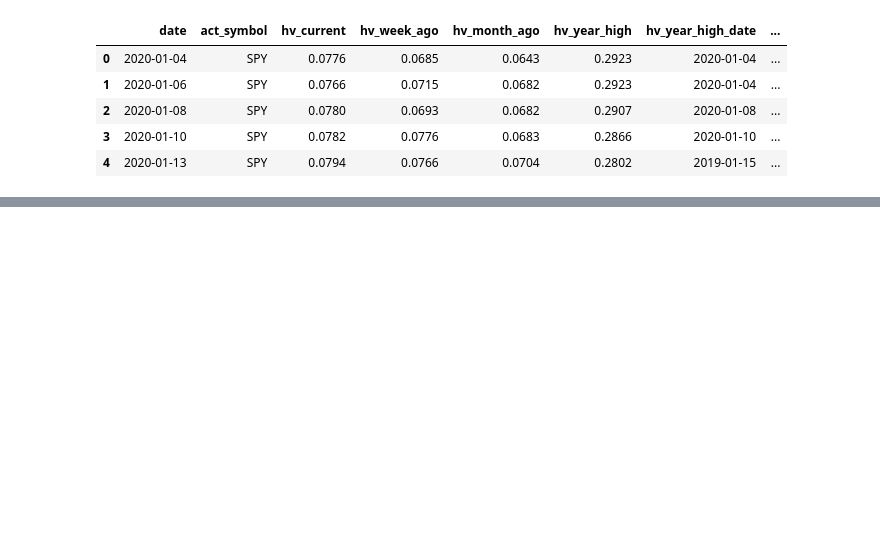
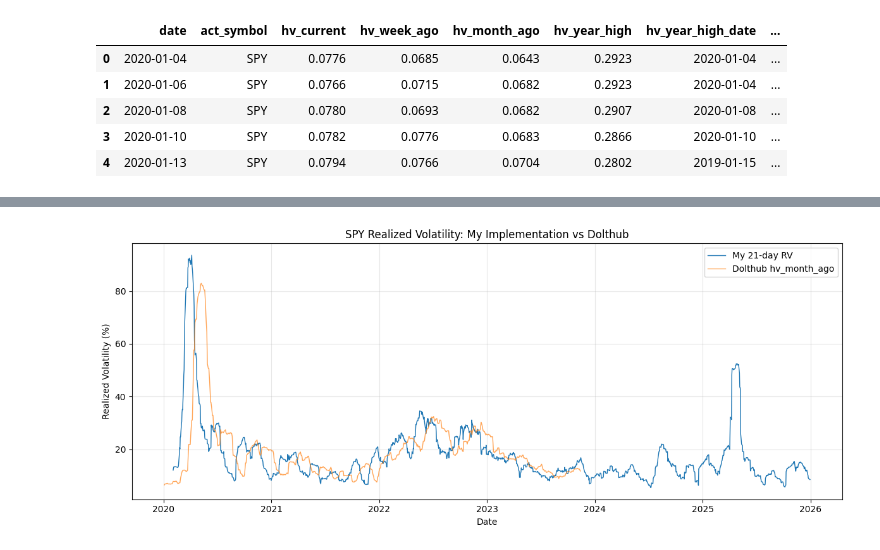
Before and after one commit to ElanPodo/volatility_surface_signals, a Jupyter notebook: notebooks/01_data_exploration.ipynb, the cells around one changed output, grey strips where cells are left out. Drawn from its saved outputs; the diff is of its cells as text; code cells hidden in the pictures; blank space fills up the shorter version.

Commit message:
Add close-to-close RV estimator and validation notebook

```diff
--- a/notebooks/01_data_exploration.ipynb
+++ b/notebooks/01_data_exploration.ipynb
@@ -37,0 +101,25 @@ vh.head()
+# %%
+from src.rv_estimators import close_to_close_rv
+
+PROJECT_ROOT = Path.cwd().parent if Path.cwd().name == "notebooks" else Path.cwd()
+DATA_DIR = PROJECT_ROOT / "data"
+
+sp = pd.read_parquet(DATA_DIR / "spy_prices.parquet")
+vh = pd.read_parquet(DATA_DIR / "spy_volatility_history.parquet")
+
+rv_21 = close_to_close_rv(sp["Close"], window=21)
+
+vh = vh.set_index("date").sort_index()
+
+fig, ax = plt.subplots(figsize=(12, 5))
+ax.plot(rv_21.index, rv_21 * 100, linewidth=1, label="My 21-day RV")
+ax.plot(vh.index, vh["hv_month_ago"] * 100, linewidth=1, label="Dolthub hv_month_ago", alpha=0.7)
+ax.set_title("SPY Realized Volatility: My Implementation vs Dolthub")
+ax.set_xlabel("Date")
+ax.set_ylabel("Realized Volatility (%)")
+ax.grid(True, alpha=0.3)
+ax.legend()
+plt.tight_layout()
+plt.show()
+# %% [output]
+[figure, added]
```
Also changed, not shown: parts of 6 cells of this notebook, 2 other files.
